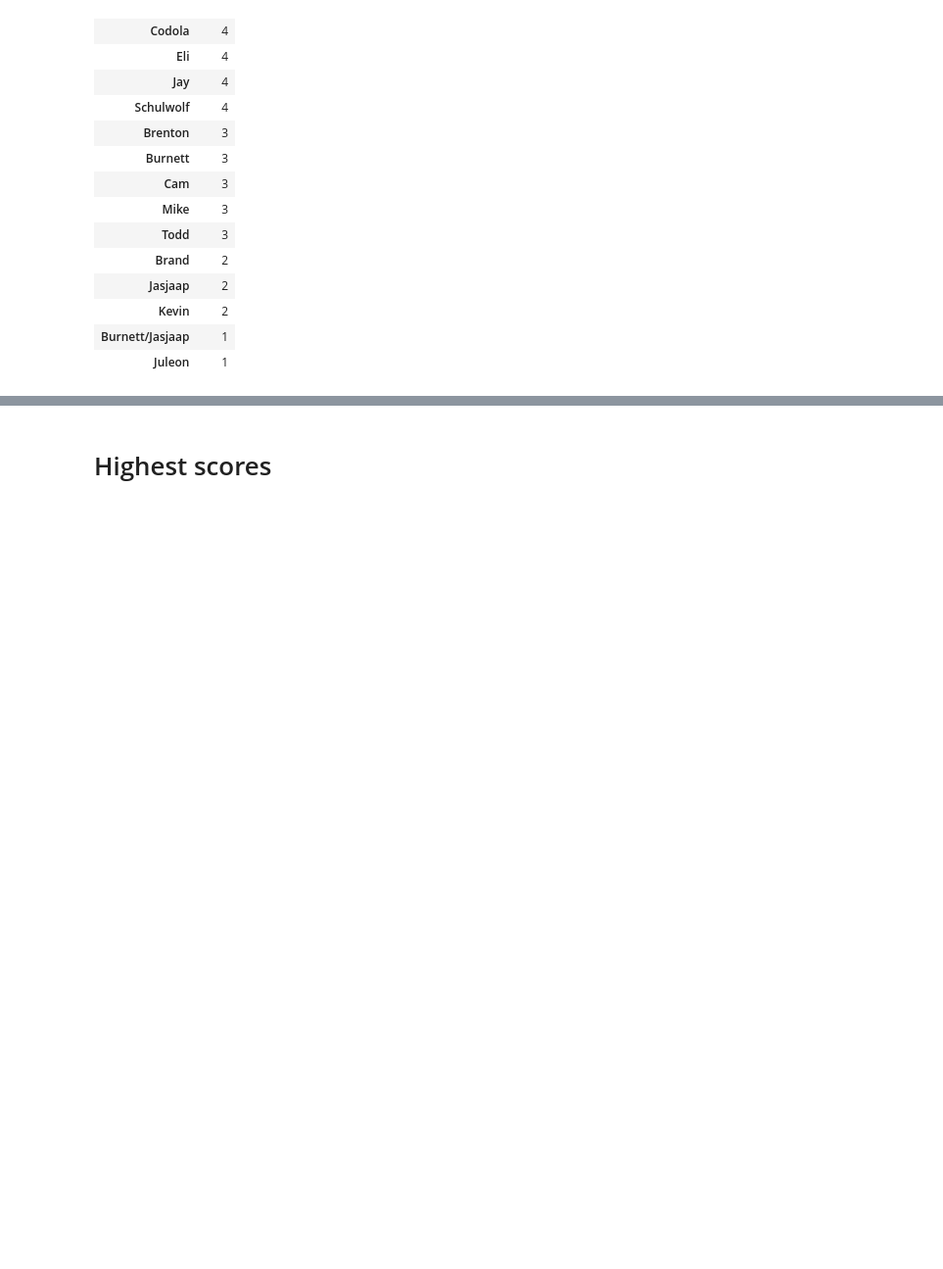
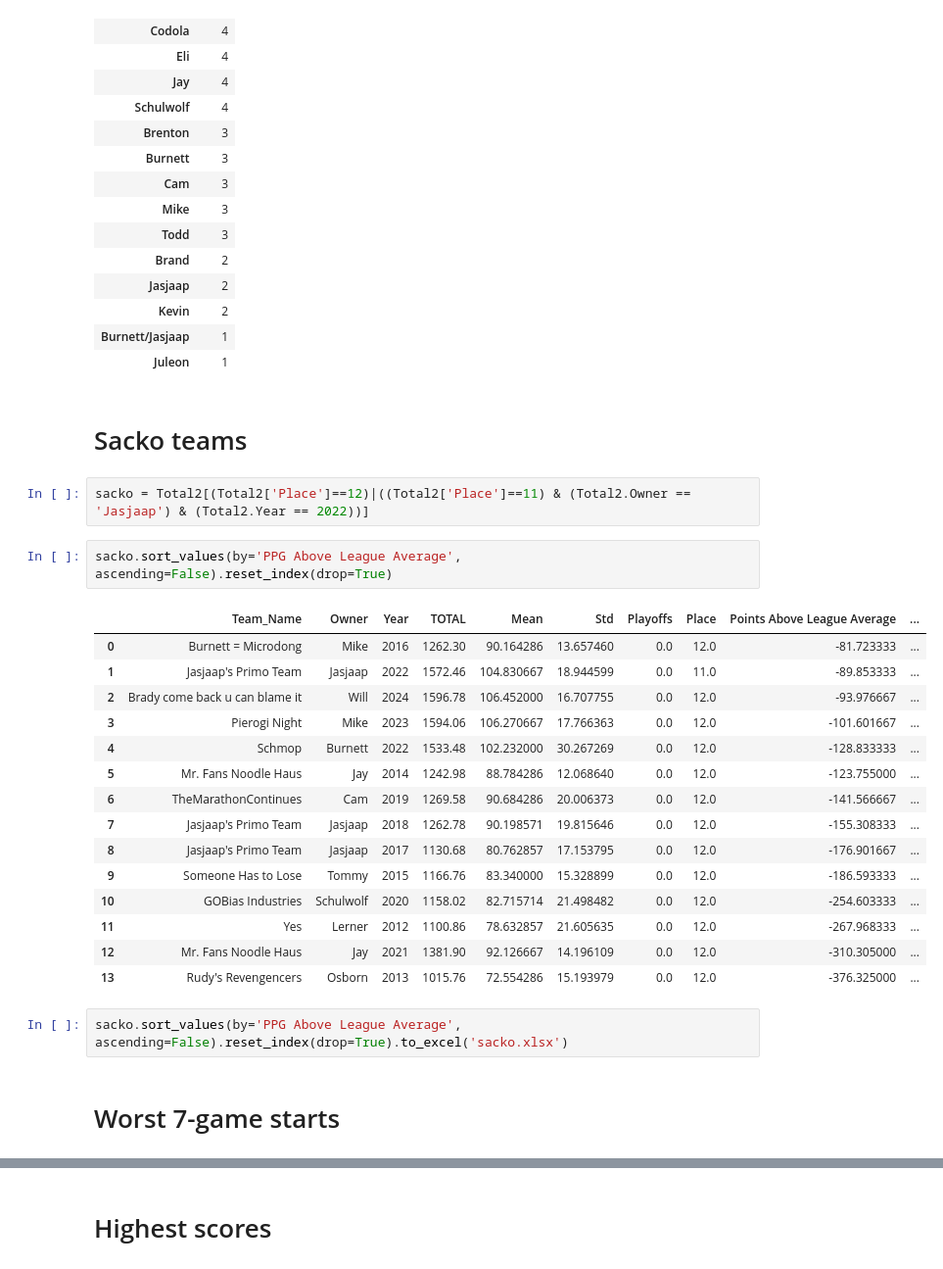
Before and after one commit to brenton72/Fantasy-Football, a Jupyter notebook: 2024 Report/History2024.ipynb, the cells around one changed output, grey strips where cells are left out. Shown: that part at 98% size. Saved outputs shown, nothing was run; the diff lists cells and outputs as text; blank space fills up the shorter version.

```diff
--- a/2024 Report/History2024.ipynb
+++ b/2024 Report/History2024.ipynb
@@ -349,3 +316,29 @@ PLAYOFFS.groupby('Owner').count()[['Year']].sort_values(by='Year', ascending=Fal
 | Kevin | 2 |
 | Burnett/Jasjaap | 1 |
 | Juleon | 1 |
+# %% [markdown]
+# Sacko teams
+# %%
+sacko = Total2[(Total2['Place']==12)|((Total2['Place']==11) & (Total2.Owner == 'Jasjaap') & (Total2.Year == 2022))]
+# %%
+sacko.sort_values(by='PPG Above League Average', ascending=False).reset_index(drop=True)
+# %% [output]
+|  | Team_Name | Owner | Year | TOTAL | Mean | Std | Playoffs | Place | Points Above League Average | ... |
+| 0 | Burnett = Microdong | Mike | 2016 | 1262.30 | 90.164286 | 13.657460 | 0.0 | 12.0 | -81.723333 | ... |
+| 1 | Jasjaap's Primo Team | Jasjaap | 2022 | 1572.46 | 104.830667 | 18.944599 | 0.0 | 11.0 | -89.853333 | ... |
+| 2 | Brady come back u can blame it | Will | 2024 | 1596.78 | 106.452000 | 16.707755 | 0.0 | 12.0 | -93.976667 | ... |
+| 3 | Pierogi Night | Mike | 2023 | 1594.06 | 106.270667 | 17.766363 | 0.0 | 12.0 | -101.601667 | ... |
+| 4 | Schmop | Burnett | 2022 | 1533.48 | 102.232000 | 30.267269 | 0.0 | 12.0 | -128.833333 | ... |
+| 5 | Mr. Fans Noodle Haus | Jay | 2014 | 1242.98 | 88.784286 | 12.068640 | 0.0 | 12.0 | -123.755000 | ... |
+| 6 | TheMarathonContinues | Cam | 2019 | 1269.58 | 90.684286 | 20.006373 | 0.0 | 12.0 | -141.566667 | ... |
+| 7 | Jasjaap's Primo Team | Jasjaap | 2018 | 1262.78 | 90.198571 | 19.815646 | 0.0 | 12.0 | -155.308333 | ... |
+| 8 | Jasjaap's Primo Team | Jasjaap | 2017 | 1130.68 | 80.762857 | 17.153795 | 0.0 | 12.0 | -176.901667 | ... |
+| 9 | Someone Has to Lose | Tommy | 2015 | 1166.76 | 83.340000 | 15.328899 | 0.0 | 12.0 | -186.593333 | ... |
+| 10 | GOBias Industries | Schulwolf | 2020 | 1158.02 | 82.715714 | 21.498482 | 0.0 | 12.0 | -254.603333 | ... |
+| 11 | Yes | Lerner | 2012 | 1100.86 | 78.632857 | 21.605635 | 0.0 | 12.0 | -267.968333 | ... |
+| 12 | Mr. Fans Noodle Haus | Jay | 2021 | 1381.90 | 92.126667 | 14.196109 | 0.0 | 12.0 | -310.305000 | ... |
+| 13 | Rudy's Revengencers | Osborn | 2013 | 1015.76 | 72.554286 | 15.193979 | 0.0 | 12.0 | -376.325000 | ... |
+# %%
+sacko.sort_values(by='PPG Above League Average', ascending=False).reset_index(drop=True).to_excel('sacko.xlsx')
+# %% [markdown]
+# Worst 7-game starts
```
Also changed, not shown: parts of 17 cells of this notebook, 8 other files.
